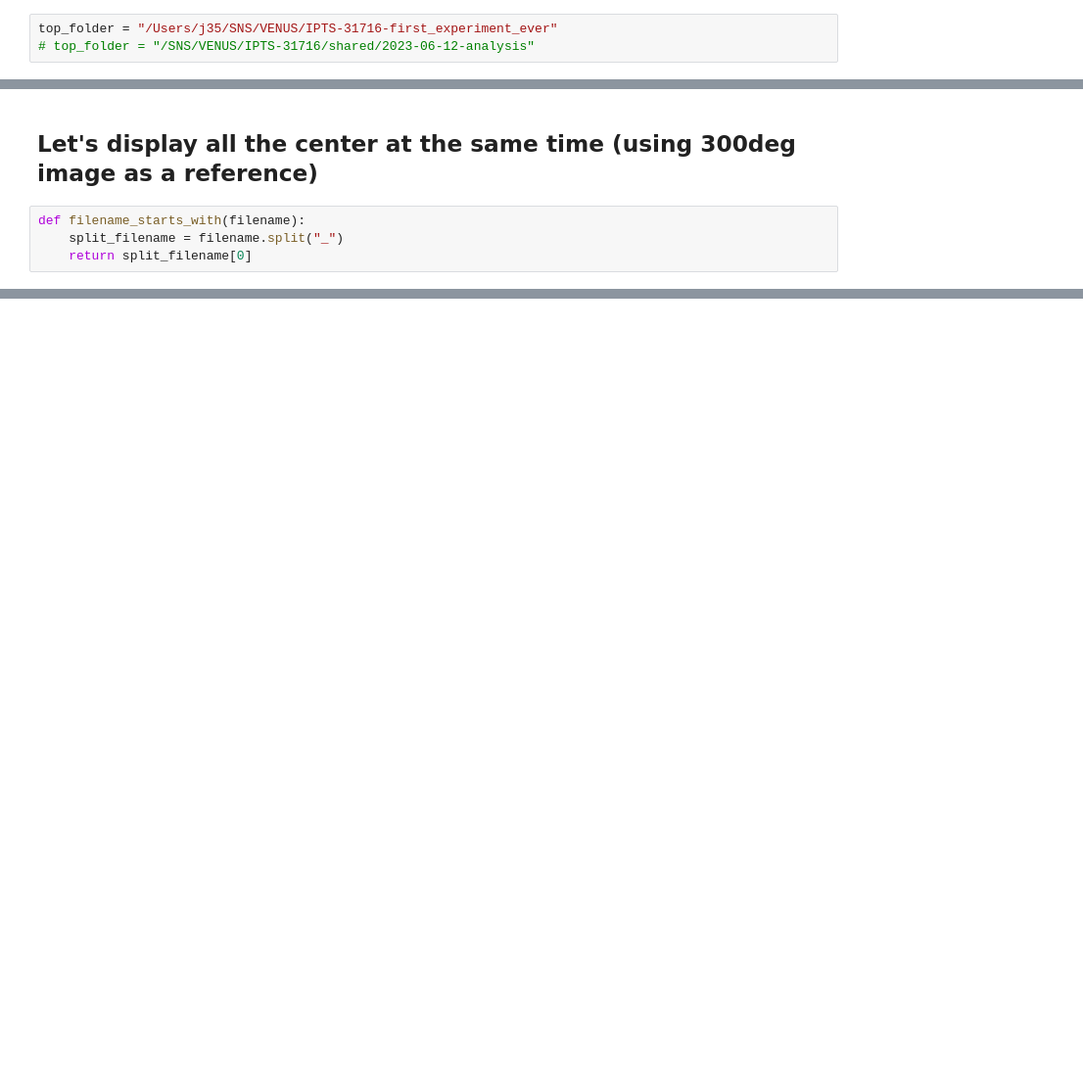
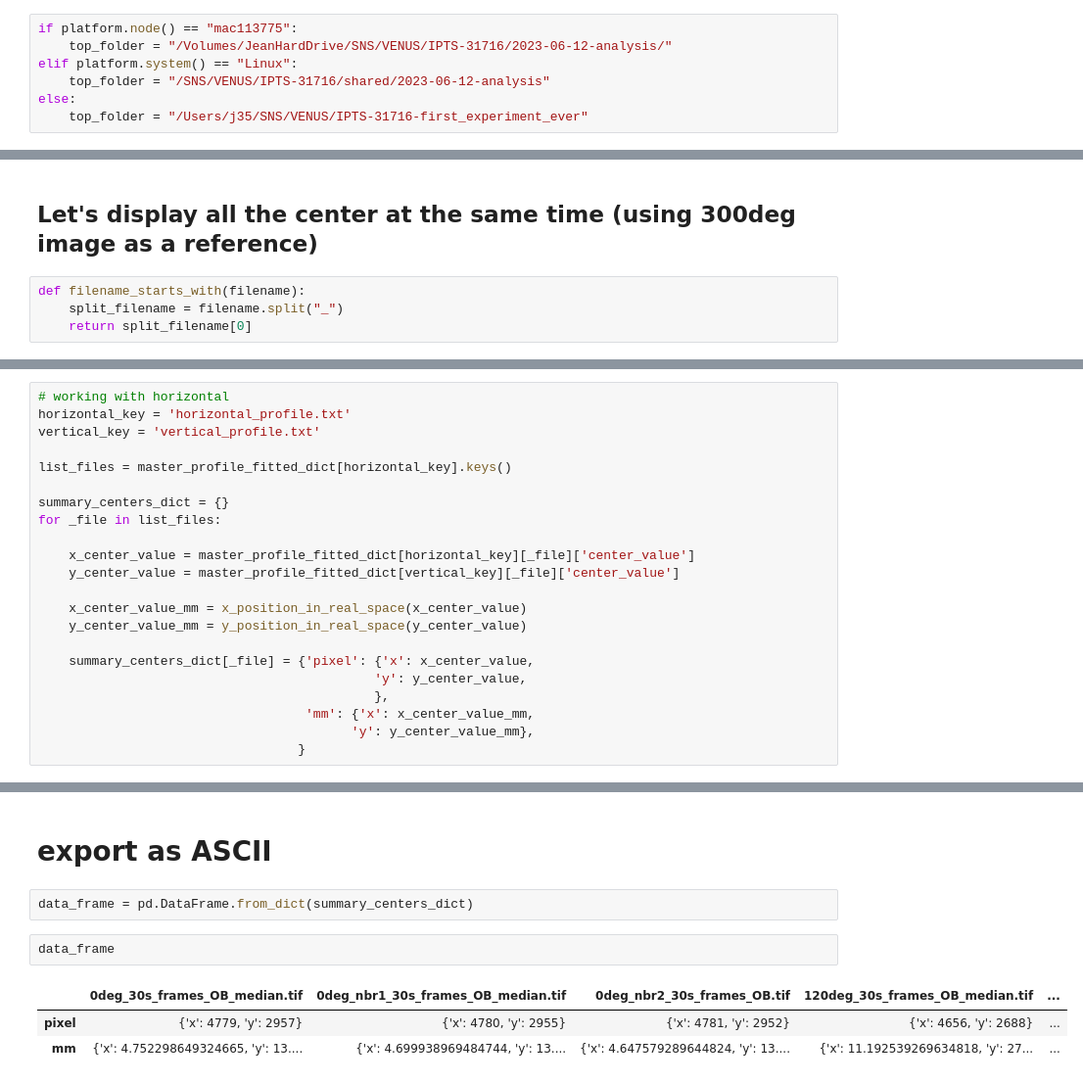
Before and after one commit to ornlneutronimaging/first_venus_white_beam_experiment, a Jupyter notebook: notebooks/calculate_horizontal_and_vertical_center_of_beam_for_all_apertures.ipynb, the cells around one changed output, grey strips where cells are left out. Shown at 98% size. Cells and saved outputs as stored; diff of their text form; blank space fills up the shorter version.

```diff
--- a/notebooks/calculate_horizontal_and_vertical_center_of_beam_for_all_apertures.ipynb
+++ b/notebooks/calculate_horizontal_and_vertical_center_of_beam_for_all_apertures.ipynb
@@ -48,8 +49,12 @@ For example, if you are working on the analysis machine:
 # %% [markdown]
 # User input
 # %%
-top_folder = "/Users/j35/SNS/VENUS/IPTS-31716-first_experiment_ever"
-# top_folder = "/SNS/VENUS/IPTS-31716/shared/2023-06-12-analysis"
+if platform.node() == "mac113775":
+    top_folder = "/Volumes/JeanHardDrive/SNS/VENUS/IPTS-31716/2023-06-12-analysis/"
+elif platform.system() == "Linux":
+    top_folder = "/SNS/VENUS/IPTS-31716/shared/2023-06-12-analysis"
+else:
+    top_folder = "/Users/j35/SNS/VENUS/IPTS-31716-first_experiment_ever"
 # %% [markdown]
 ### set up base folder
 # %%
@@ -338,0 +394,22 @@ White -> 300deg
+# %%
+# working with horizontal
+horizontal_key = 'horizontal_profile.txt'
+vertical_key = 'vertical_profile.txt'
+
+list_files = master_profile_fitted_dict[horizontal_key].keys()
+
+summary_centers_dict = {}
+for _file in list_files:
+
+    x_center_value = master_profile_fitted_dict[horizontal_key][_file]['center_value']
+    y_center_value = master_profile_fitted_dict[vertical_key][_file]['center_value']
+
+    x_center_value_mm = x_position_in_real_space(x_center_value)
+    y_center_value_mm = y_position_in_real_space(y_center_value)
+
+    summary_centers_dict[_file] = {'pixel': {'x': x_center_value,
+                                            'y': y_center_value,
+                                            },
+                                   'mm': {'x': x_center_value_mm,
+                                         'y': y_center_value_mm},
+                                  }
@@ -338,0 +436,10 @@ White -> 300deg
+# %% [markdown]
+# export as ASCII
+# %%
+data_frame = pd.DataFrame.from_dict(summary_centers_dict)
+# %%
+data_frame
+# %% [output]
+|  | 0deg_30s_frames_OB_median.tif | 0deg_nbr1_30s_frames_OB_median.tif | 0deg_nbr2_30s_frames_OB.tif | 120deg_30s_frames_OB_median.tif | ... |
+| pixel | {'x': 4779, 'y': 2957} | {'x': 4780, 'y': 2955} | {'x': 4781, 'y': 2952} | {'x': 4656, 'y': 2688} | ... |
+| mm | {'x': 4.752298649324665, 'y': 13.... | {'x': 4.699938969484744, 'y': 13.... | {'x': 4.647579289644824, 'y': 13.... | {'x': 11.192539269634818, 'y': 27... | ... |
```
Also changed, not shown: parts of 9 cells of this notebook.
